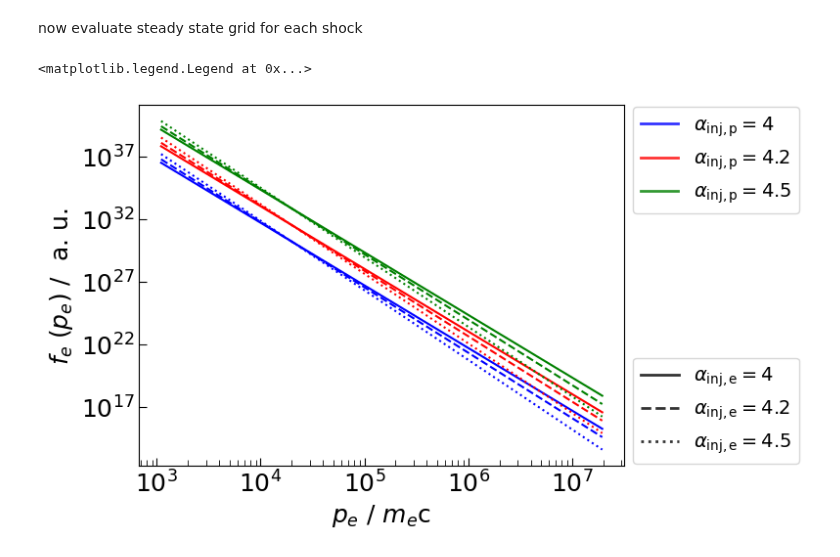
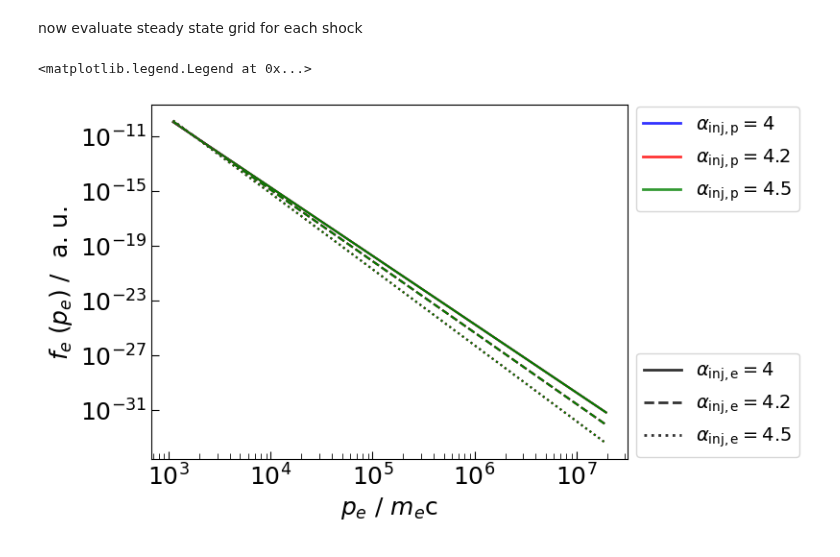
Before and after one commit to kwat0308/crbowshock_analysis_tools, a Jupyter notebook: calculate_CR_properties/plot_results/plot_steady_state_spectrum.ipynb, the cells around one changed output. Drawn from its saved outputs; the diff is of its cells as text; code cells hidden in the pictures.

```diff
--- a/calculate_CR_properties/plot_results/plot_steady_state_spectrum.ipynb
+++ b/calculate_CR_properties/plot_results/plot_steady_state_spectrum.ipynb
@@ -67,32 +67,32 @@ for iae, alpha_e in enumerate(selected_alpha_es):
 # %%
 fig, ax = plt.subplots()
 
 bfield_idx = np.digitize(1e-4, 10**log10_B_grid, right=True)
 dens_idx = np.digitize(-22, log10_dens_grid, right=True)
 
 for iae, alpha_e in enumerate(selected_alpha_es):
     alpha_inj_e_idx = np.digitize(alpha_e, alpha_inj_e_grid, right=True)
 
     for ia, alpha_inj in enumerate(selected_alphas):
         alpha_inj_idx = np.digitize(alpha_inj, alpha_inj_grid, right=True)
-        steady_state_spect = steady_state_grid_full[ia, dens_idx, alpha_inj_e_idx, bfield_idx, :]
-        # steady_state_spect /= np.trapz(4 * np.pi * mom_grid**2 * steady_state_spect, x=mom_grid)
+        steady_state_spect = steady_state_grid_full[alpha_inj_idx, dens_idx, alpha_inj_e_idx, bfield_idx, :]
+        steady_state_spect /= np.trapz(4 * np.pi * mom_grid**2 * steady_state_spect, x=mom_grid)
 
         ax.loglog(mom_grid, steady_state_spect, ls=alpha_e_lss[iae], color=alpha_inj_colors[ia])
 
 ax.set_xlabel(r"$p_e$ / $m_e$c", fontsize=18)
 ax.set_ylabel(r"$f_e \; (p_e)$ /  a. u. ", fontsize=18)
 # ax.set_ylabel(r"$\hat{f} \; (p)$ / a. u. ", fontsize=18)
 
 # ax.set_xlim(1e2, 1e4)
 # ax.set_ylim(1e-14, 1e-7)
 
 ax.tick_params(axis='both', direction="in", which='major', size=6, labelsize=18)
 ax.tick_params(axis='both', direction="in", which='minor', size=4, labelsize=16)
 
 leg1 = ax.legend(handles=alpha_inj_handles, loc="upper right", prop={"size":14}, bbox_to_anchor=[1.38, 1.02])
 ax.add_artist(leg1)
 ax.legend(handles=alpha_e_handles, loc="lower right", prop={"size":14}, bbox_to_anchor=[1.38, -0.02])
 # %% [output]
 <matplotlib.legend.Legend at 0x...>
-[figure, old version]
+[figure, new version]
```
Also changed, not shown: 5 other files.
